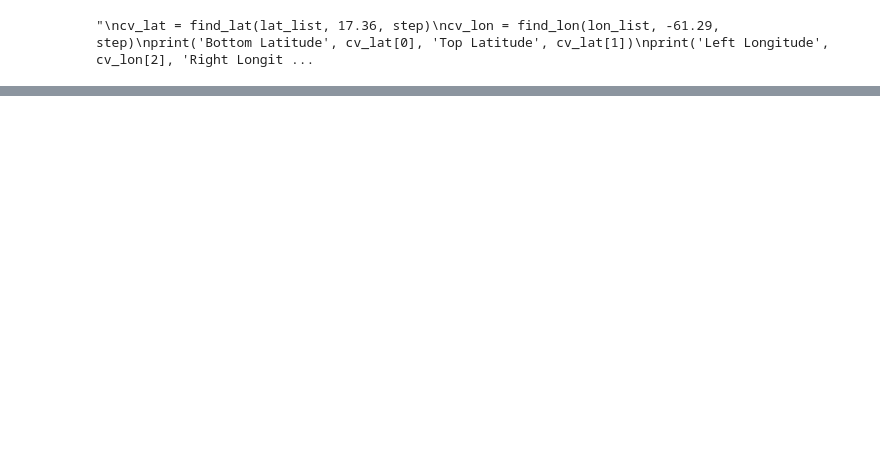
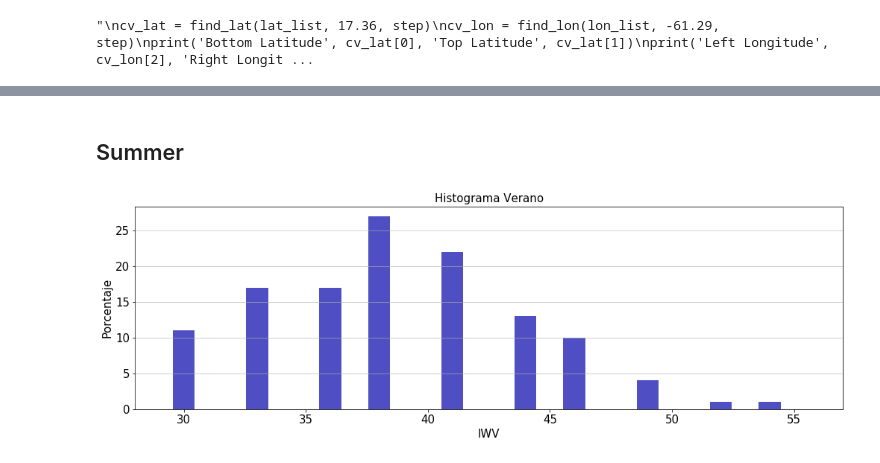
Before and after one commit to gustavomarinovando/temp_prediction, a Jupyter notebook: prediction.ipynb, the cells around one changed output, grey strips where cells are left out. Saved outputs shown, nothing was run; the diff lists cells and outputs as text; code cells hidden in the pictures; blank space fills up the shorter version.

```diff
--- a/prediction.ipynb
+++ b/prediction.ipynb
@@ -244,0 +284,29 @@ interp(26.162, -42.352, 9, 1985, 'tcwv', grid_list, lat_list, lon_list, step)
+# %%
+# Seasons
+# Summer January February March
+# Autumn April May June
+# Winter July August September
+# Spring October November December
+def ex_season(array, start, end):
+    pos = 0
+    c = 0
+    y = int((len(array)/12))
+    aux = [0] * (end - start + 1) * y
+    for i in range(0,y):
+        for j in range(start,end + 1):
+            aux[c] = array[pos + j]
+            # print(str(pos + j) + '|' + str(c))
+            c += 1
+        pos += 12
+    return aux
+# %%
+summertcwv = ex_season(tcwv_p, 0, 2)
+autumntcwv = ex_season(tcwv_p, 3, 5)
+wintertcwv = ex_season(tcwv_p, 6, 8)
+springtcwv = ex_season(tcwv_p, 9, 11)
+# %% [markdown]
+## Summer
+# %%
+plothist(summertcwv, 'Histograma Verano')
+# %% [output]
+[figure, added]
```
Also changed, not shown: parts of 24 cells of this notebook, 7 other files.
